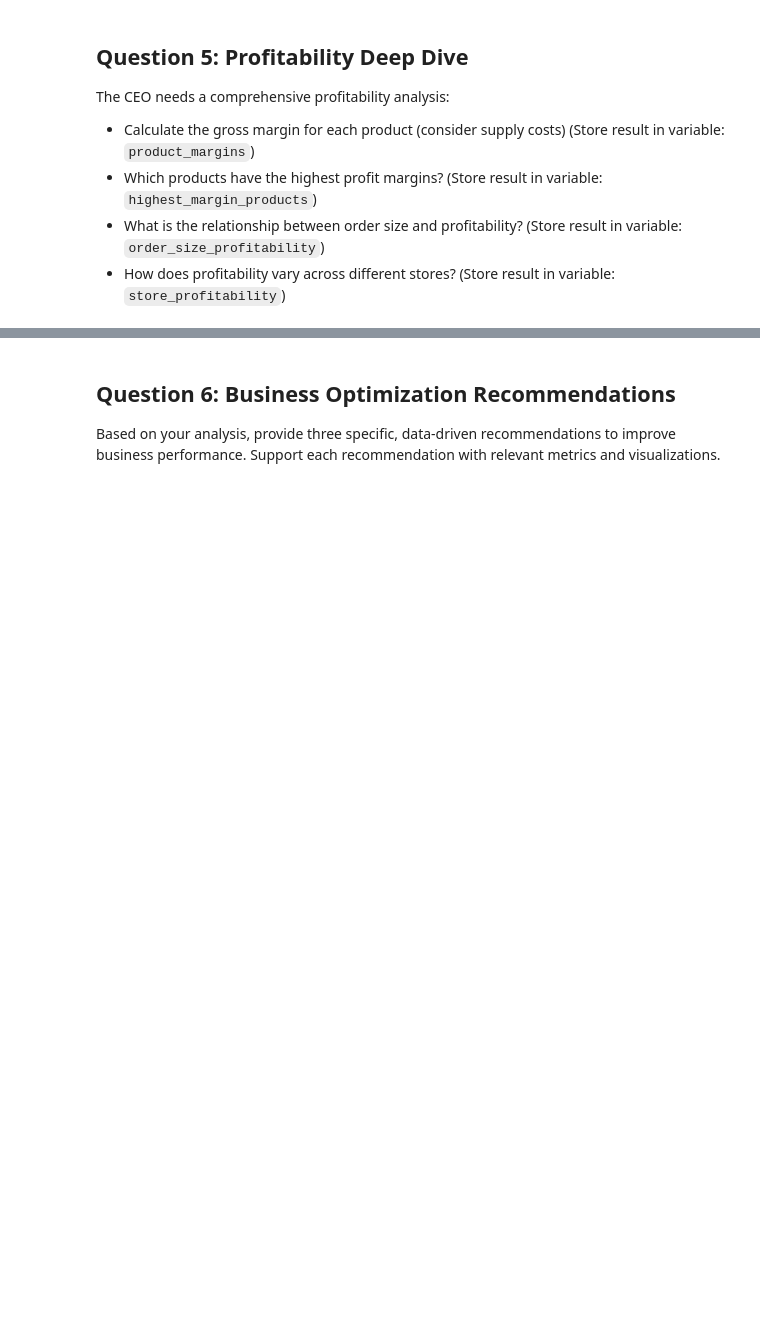
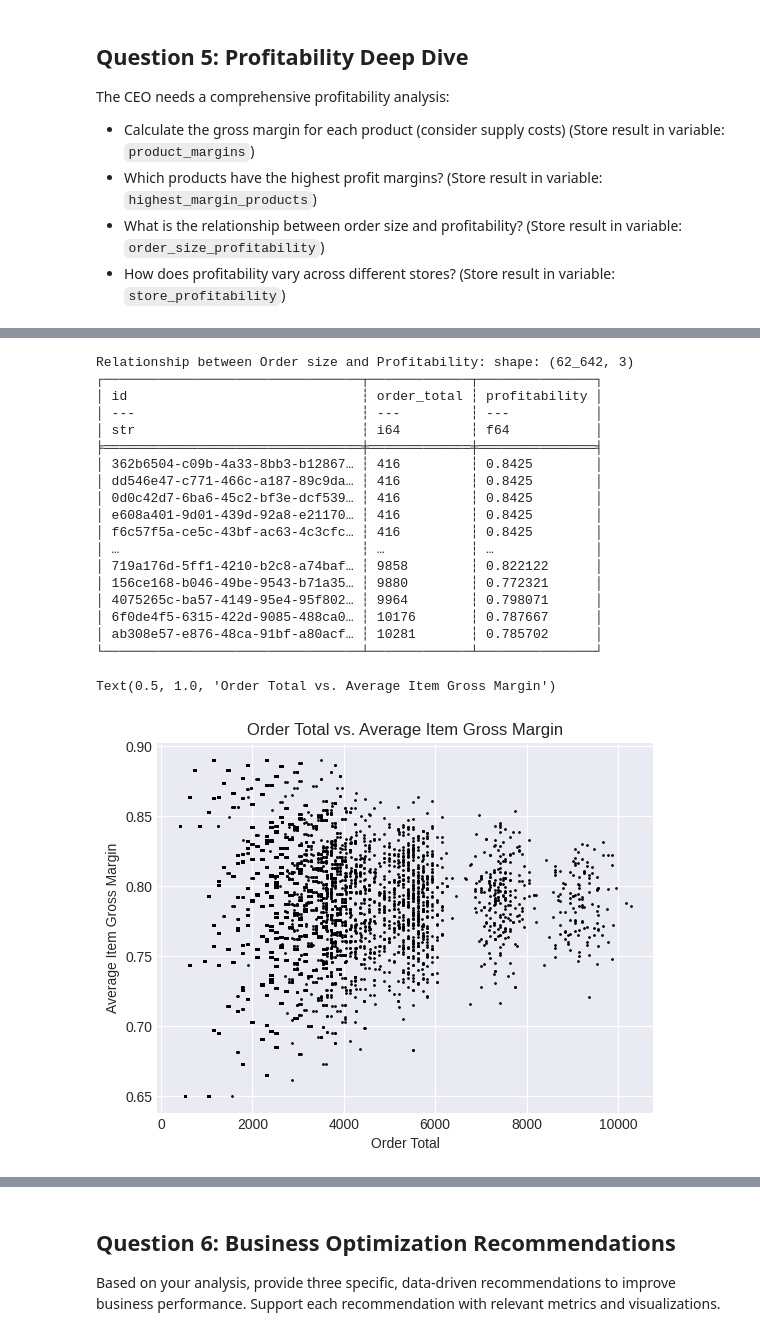
Before and after one commit to Masters-in-Management-2023-2024/final-project-jaffle-shop-team-14, a Jupyter notebook: final_project.ipynb, the cells around one changed output, grey strips where cells are left out. Saved outputs shown, nothing was run; the diff lists cells and outputs as text; code cells hidden in the pictures; blank space fills up the shorter version.

```diff
--- a/final_project.ipynb
+++ b/final_project.ipynb
@@ -571,2 +535,51 @@ As seen from the graph, the relationship between total gross margin and order to
+# %%
+# Q5.3: Order size vs profitability
+orders_with_items = orders.join(items, left_on='id', right_on='order_id', how='left')
+
+orders_with_item_profitability = orders_with_items.join(
+    product_margins.select(['sku', 'gross_margin']),
+    on='sku',
+    how='left'
+)
+
+order_size_profitability = orders_with_item_profitability.group_by('id', 'order_total').agg(
+    pl.mean('gross_margin').alias('profitability')
+).filter(
+    pl.col('profitability').is_not_null()
+)
+
+print("Relationship between Order size and Profitability:", order_size_profitability.sort('order_total'))
+
+plt.scatter(
+    order_size_profitability['order_total'],
+    order_size_profitability['profitability'],
+    s=1,
+    alpha=1,
+    c='black'
+)
+plt.xlabel('Order Total')
+plt.ylabel('Average Item Gross Margin')
+plt.title('Order Total vs. Average Item Gross Margin')
+# %% [output]
+Relationship between Order size and Profitability: shape: (62_642, 3)
+┌─────────────────────────────────┬─────────────┬───────────────┐
+│ id                              ┆ order_total ┆ profitability │
+│ ---                             ┆ ---         ┆ ---           │
+│ str                             ┆ i64         ┆ f64           │
+╞═════════════════════════════════╪═════════════╪═══════════════╡
+│ 362b6504-c09b-4a33-8bb3-b12867… ┆ 416         ┆ 0.8425        │
+│ dd546e47-c771-466c-a187-89c9da… ┆ 416         ┆ 0.8425        │
+│ 0d0c42d7-6ba6-45c2-bf3e-dcf539… ┆ 416         ┆ 0.8425        │
+│ e608a401-9d01-439d-92a8-e21170… ┆ 416         ┆ 0.8425        │
+│ f6c57f5a-ce5c-43bf-ac63-4c3cfc… ┆ 416         ┆ 0.8425        │
+│ …                               ┆ …           ┆ …             │
+│ 719a176d-5ff1-4210-b2c8-a74baf… ┆ 9858        ┆ 0.822122      │
+│ 156ce168-b046-49be-9543-b71a35… ┆ 9880        ┆ 0.772321      │
+│ 4075265c-ba57-4149-95e4-95f802… ┆ 9964        ┆ 0.798071      │
+│ 6f0de4f5-6315-422d-9085-488ca0… ┆ 10176       ┆ 0.787667      │
+│ ab308e57-e876-48ca-91bf-a80acf… ┆ 10281       ┆ 0.785702      │
+└─────────────────────────────────┴─────────────┴───────────────┘
+Text(0.5, 1.0, 'Order Total vs. Average Item Gross Margin')
+[figure, added]
 # %%
 # Q5.4: Profitability by store
```
Also changed, not shown: parts of 7 cells of this notebook.
